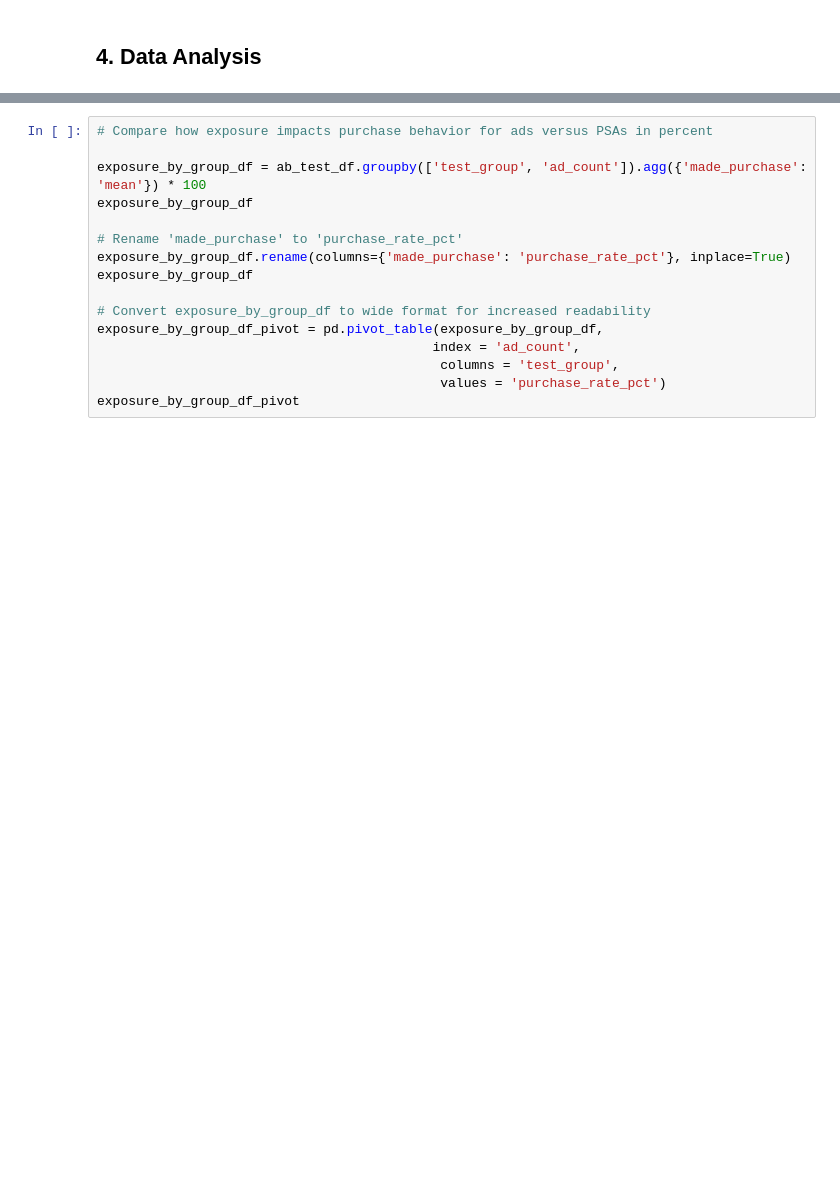
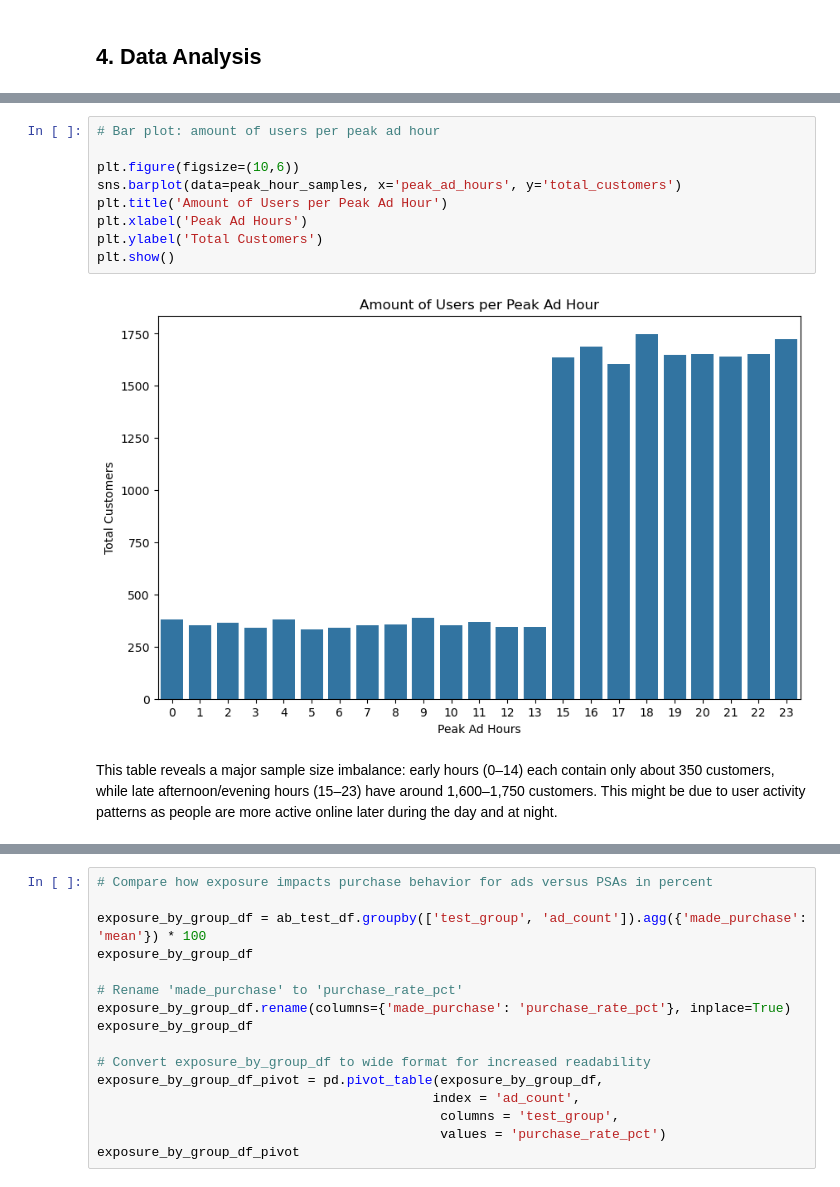
Before and after one commit to lilalaser/Python_AB_Test, a Jupyter notebook: Notebook_AB_Test.ipynb, the cells around one changed output, grey strips where cells are left out. Drawn from its saved outputs; the diff is of its cells as text; blank space fills up the shorter version.

```diff
--- a/Notebook_AB_Test.ipynb
+++ b/Notebook_AB_Test.ipynb
@@ -136,0 +240,13 @@ when exposed to more than two ads.
+# %%
+# Bar plot: amount of users per peak ad hour
+
+plt.figure(figsize=(10,6))
+sns.barplot(data=peak_hour_samples, x='peak_ad_hours', y='total_customers')
+plt.title('Amount of Users per Peak Ad Hour')
+plt.xlabel('Peak Ad Hours')
+plt.ylabel('Total Customers')
+plt.show()
+# %% [output]
+[figure, added]
+# %% [markdown]
+This table reveals a major sample size imbalance: early hours (0–14) each contain only about 350 customers, while late afternoon/evening hours (15–23) have around 1,600–1,750 customers. This might be due to user activity patterns as people are more active online later during the day and at night.
```
Also changed, not shown: parts of 41 cells of this notebook.
